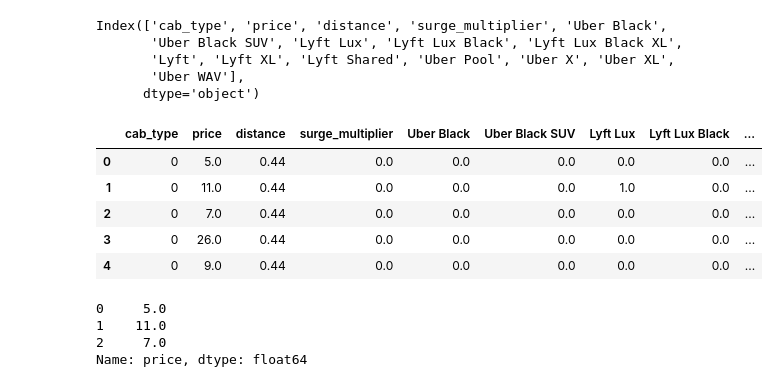
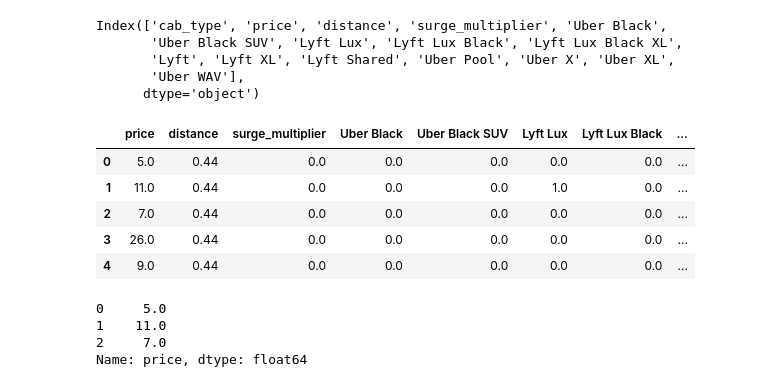
Before and after one commit to safiraauliar/Final-Project1-LinierRegression-kelompok1, a Jupyter notebook: FinalProject1-PYTN-03-LinearRegression.ipynb, the cells around one changed output. Cells and saved outputs as stored; diff of their text form; code cells hidden in the pictures.

Commit message:
delete cab_type feature, add new file predict model and columns.json

```diff
--- a/FinalProject1-PYTN-03-LinearRegression.ipynb
+++ b/FinalProject1-PYTN-03-LinearRegression.ipynb
@@ -737,14 +737,15 @@ Index(['cab_type', 'price', 'distance', 'surge_multiplier', 'Uber Black',
        'Uber WAV'],
       dtype='object')
 # %%
+df.drop(columns=['cab_type'], inplace=True)
 df.head()
 # %% [output]
-|  | cab_type | price | distance | surge_multiplier | Uber Black | Uber Black SUV | Lyft Lux | Lyft Lux Black | ... |
-| 0 | 0 | 5.0 | 0.44 | 0.0 | 0.0 | 0.0 | 0.0 | 0.0 | ... |
-| 1 | 0 | 11.0 | 0.44 | 0.0 | 0.0 | 0.0 | 1.0 | 0.0 | ... |
-| 2 | 0 | 7.0 | 0.44 | 0.0 | 0.0 | 0.0 | 0.0 | 0.0 | ... |
-| 3 | 0 | 26.0 | 0.44 | 0.0 | 0.0 | 0.0 | 0.0 | 0.0 | ... |
-| 4 | 0 | 9.0 | 0.44 | 0.0 | 0.0 | 0.0 | 0.0 | 0.0 | ... |
+|  | price | distance | surge_multiplier | Uber Black | Uber Black SUV | Lyft Lux | Lyft Lux Black | ... |
+| 0 | 5.0 | 0.44 | 0.0 | 0.0 | 0.0 | 0.0 | 0.0 | ... |
+| 1 | 11.0 | 0.44 | 0.0 | 0.0 | 0.0 | 1.0 | 0.0 | ... |
+| 2 | 7.0 | 0.44 | 0.0 | 0.0 | 0.0 | 0.0 | 0.0 | ... |
+| 3 | 26.0 | 0.44 | 0.0 | 0.0 | 0.0 | 0.0 | 0.0 | ... |
+| 4 | 9.0 | 0.44 | 0.0 | 0.0 | 0.0 | 0.0 | 0.0 | ... |
 # %%
 y = df['price']
 y.head(3)
```
Also changed, not shown: parts of 32 cells of this notebook, 2 other files.
